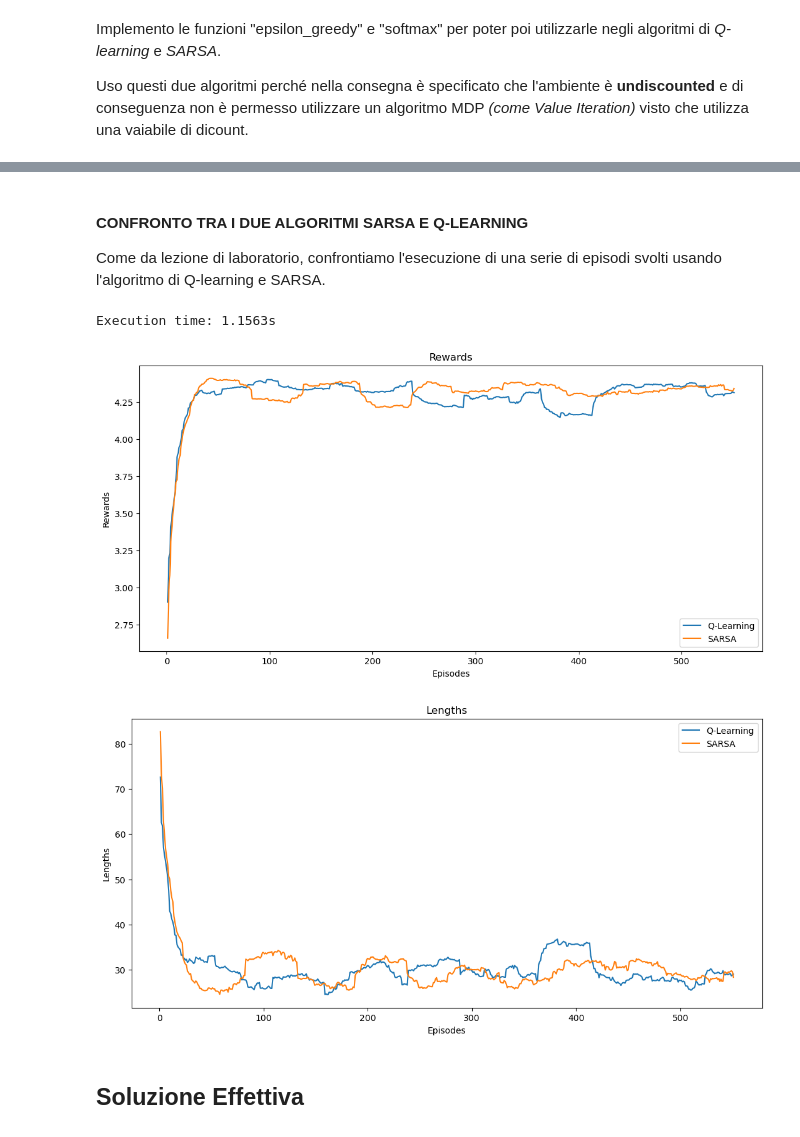
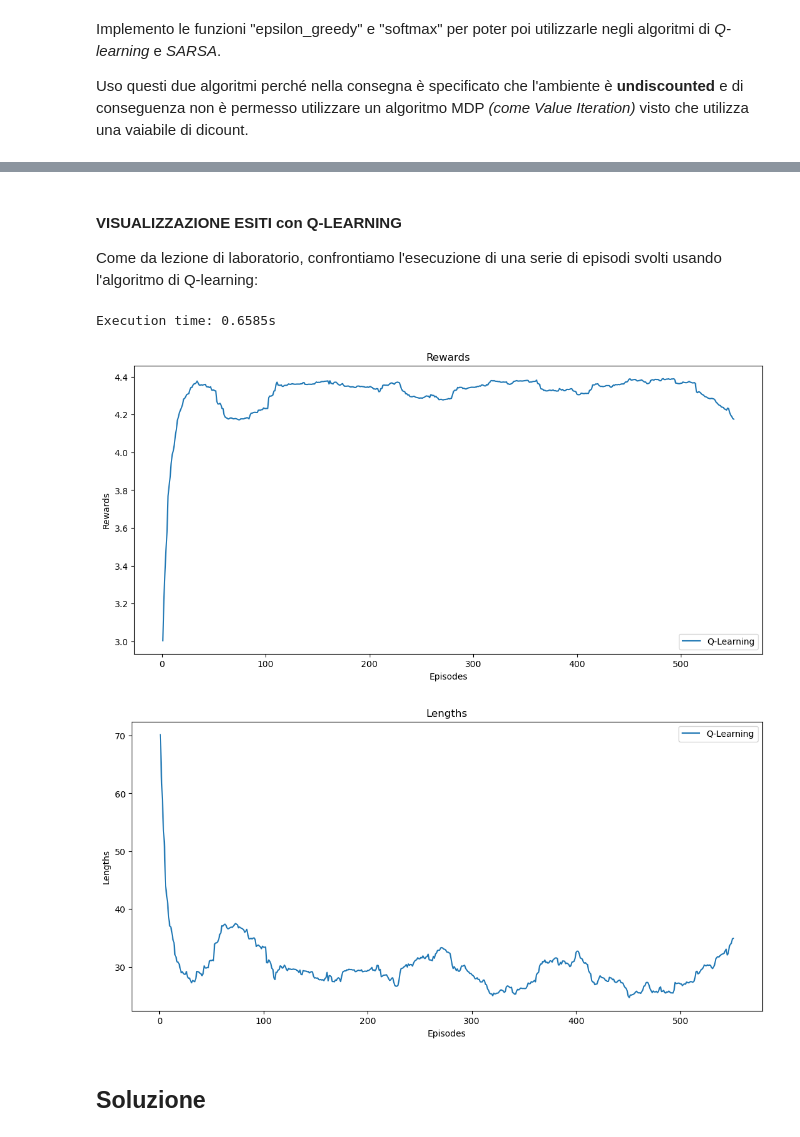
Before and after one commit to JacopoAzzetti/ai-project, a Jupyter notebook: AI_exam_ex_2.ipynb, the cells around one changed output, grey strips where cells are left out. Saved outputs shown, nothing was run; the diff lists cells and outputs as text; code cells hidden in the pictures.

Commit message:
scelto solo uno degli algoritmi (Q-learning), aggiunte spiegazioni e aggiunti commenti vari

```diff
--- a/AI_exam_ex_2.ipynb
+++ b/AI_exam_ex_2.ipynb
@@ -203,53 +165,45 @@ def my_solution(environment):
 <span style="color:red"> **ANNOTAZIONE:** </span>usando un numero elevato di episodes è possibile ricavare lo stesso percorso risolutivo trovato con **value-iteration** *[MDP]* anche usando **Q-LEARNING**
 # %% [markdown]
-#### CONFRONTO TRA I DUE ALGORITMI SARSA E Q-LEARNING
+#### VISUALIZZAZIONE ESITI con Q-LEARNING
 
-Come da lezione di laboratorio, confrontiamo l'esecuzione di una serie di episodi svolti usando l'algoritmo di Q-learning e SARSA.
+Come da lezione di laboratorio, confrontiamo l'esecuzione di una serie di episodi svolti usando l'algoritmo di Q-learning:
 # %%
 # Learning parameters
 episodes = 600
 ep_limit = 50
 alpha = .3
 gamma = .9
 epsilon = .1
 temp = 1
 
 rewser = []
 lenser = []
 
 litres = np.arange(1, episodes + 1)  # Learning iteration values
 window = 50  # Rolling window
 
 t = timer()
 
 # Q-Learning
 _, rews, lengths = q_learning(env, episodes, alpha, gamma, epsilon_greedy, epsilon)
 # _, rews, lengths = q_learning(env, episodes, alpha, gamma, softmax, temp)
 rews = rolling(rews, window)
 rewser.append({"x": np.arange(1, len(rews) + 1), "y": rews, "ls": "-", "label": "Q-Learning"})
 lengths = rolling(lengths, window)
 lenser.append({"x": np.arange(1, len(lengths) + 1), "y": lengths, "ls": "-", "label": "Q-Learning"})
 
-# SARSA
-_, rews, lengths = sarsa(env, episodes, alpha, gamma, epsilon_greedy, epsilon)
-#_, rews, lengths = q_learning(env, episodes, alpha, gamma, softmax, temp)
-rews = rolling(rews, window)
-rewser.append({"x": np.arange(1, len(rews) + 1), "y": rews, "label": "SARSA"})
-lengths = rolling(lengths, window)
-lenser.append({"x": np.arange(1, len(lengths) + 1), "y": lengths, "label": "SARSA"})
-
 print("Execution time: {0}s".format(round(timer() - t, 4)))
 
 # Rewards
 plot(rewser, "Rewards", "Episodes", "Rewards")
 # Lunghezze
 plot(lenser, "Lengths", "Episodes", "Lengths")
 # %% [output]
-Execution time: 1.1563s
+Execution time: 0.6585s
-[figure, old version]
+[figure, new version]
-[figure, old version]
+[figure, new version]
 # %% [markdown]
-## Soluzione Effettiva
+## Soluzione
 # %%
 t = timer()
 
```
Also changed, not shown: parts of 6 cells of this notebook.
